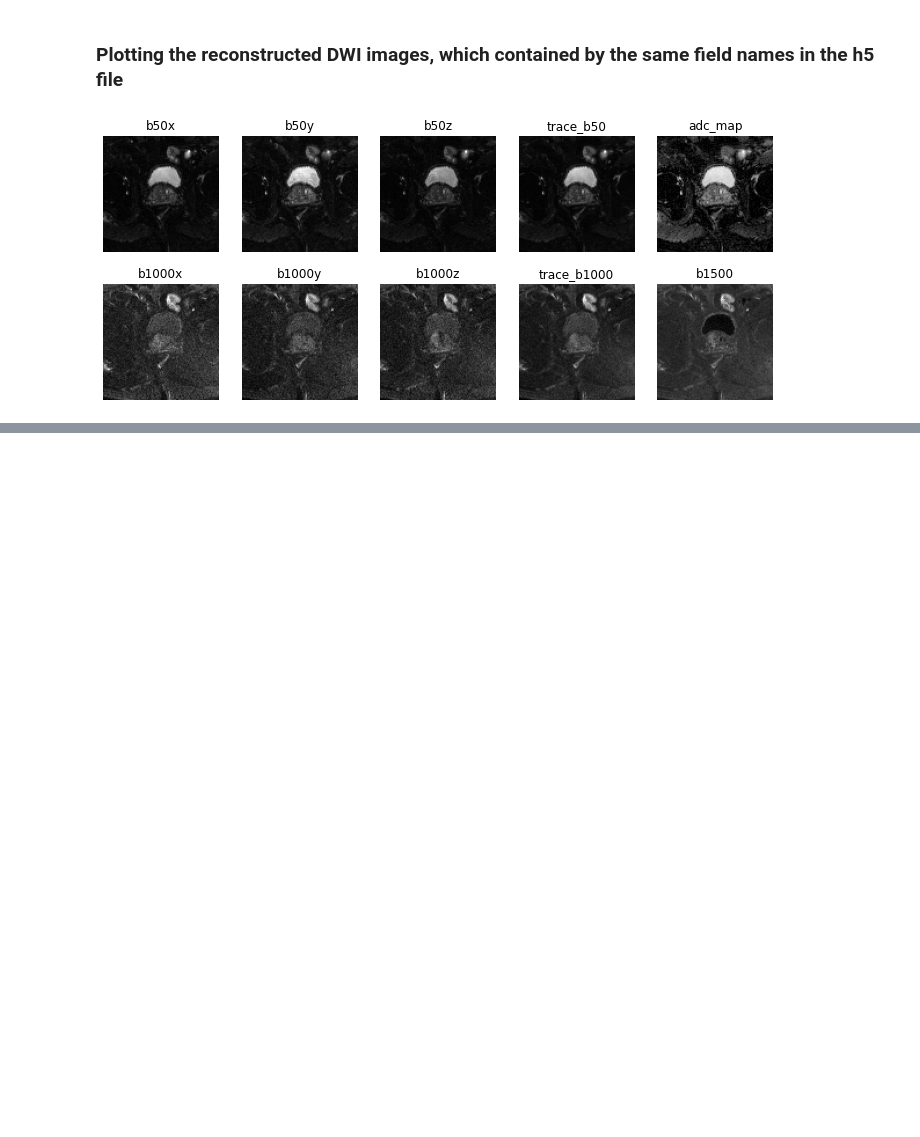
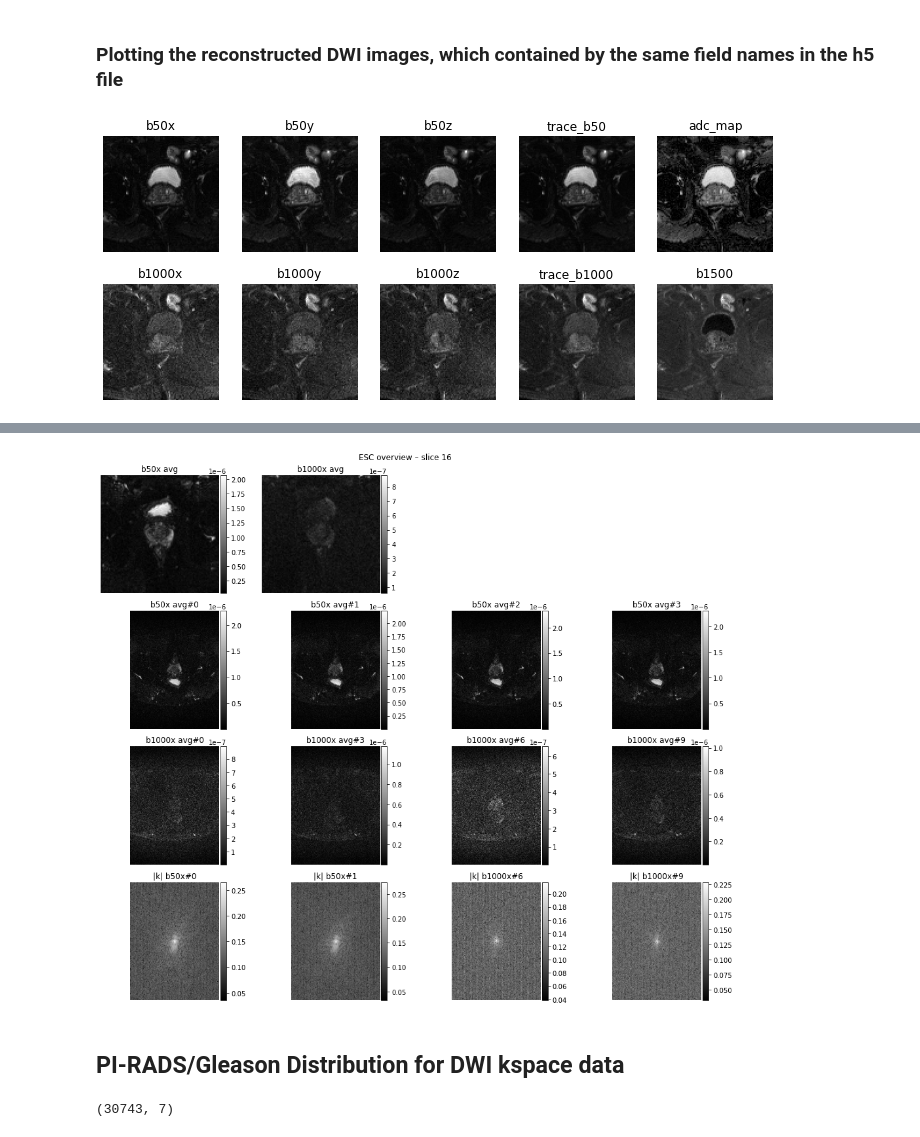
Before and after one commit to chopra-lab-nyu/fastMRI_prostate, a Jupyter notebook: fastmri_prostate_tutorial.ipynb, the cells around one changed output, grey strips where cells are left out. Cells and saved outputs as stored; diff of their text form; code cells hidden in the pictures; blank space fills up the shorter version.

```diff
--- a/fastmri_prostate_tutorial.ipynb
+++ b/fastmri_prostate_tutorial.ipynb
@@ -198,0 +202,29 @@ display_dwi_slice(img_dict_dwi, 10)
+# %%
+def print_hdf5_tree(handle: h5py.File) -> None:
+    def visitor(name, obj):
+        indent = "  " * name.count("/")
+        if isinstance(obj, h5py.Dataset):
+            print(f"{indent}{name} -> shape={obj.shape}, dtype={obj.dtype}")
+        else:
+            print(f"{indent}{name}/")
+    handle.visititems(visitor)
+# %%
+import h5py
+from pathlib import Path
+
+h5_path = Path("/gpfs/scratch/td2105/dwi_esc_kspace_recon/46763999.h5")
+
+with h5py.File(h5_path, "r") as hf:
+    print_hdf5_tree(hf)
+    b50x_avg = hf["images/averaged/b50x"][()]
+    b1000x_avg = hf["images/averaged/b1000x"][()]
+    b50x_per_avg = hf["images/per_average/b50x"][()]
+    b1000x_per_avg = hf["images/per_average/b1000x"][()]
+    b50x_kspace = hf["kspace/esc/b50x"][()]
+    b1000x_kspace = hf["kspace/esc/b1000x"][()]
+    esc_full = hf["images/esc_full"][()]
+
+    directions = [d.decode() for d in hf["metadata/directions"][()]]
+    averages = tuple(hf["metadata/averages"][()])
+
+print(directions, averages)
@@ -198,0 +325,6 @@ display_dwi_slice(img_dict_dwi, 10)
+# %%
+show_dwi_overview(Path("/gpfs/scratch/td2105/dwi_esc_kspace_recon/29637484.h5"), slice_idx=16)
+# %% [output]
+[figure, added]
+# %% [markdown]
+## PI-RADS/Gleason Distribution for DWI kspace data
@@ -198,0 +337,4 @@ display_dwi_slice(img_dict_dwi, 10)
+# %%
+df.shape
+# %% [output]
+(30743, 7)
```
Also changed, not shown: parts of 65 cells of this notebook, 2 other files.
